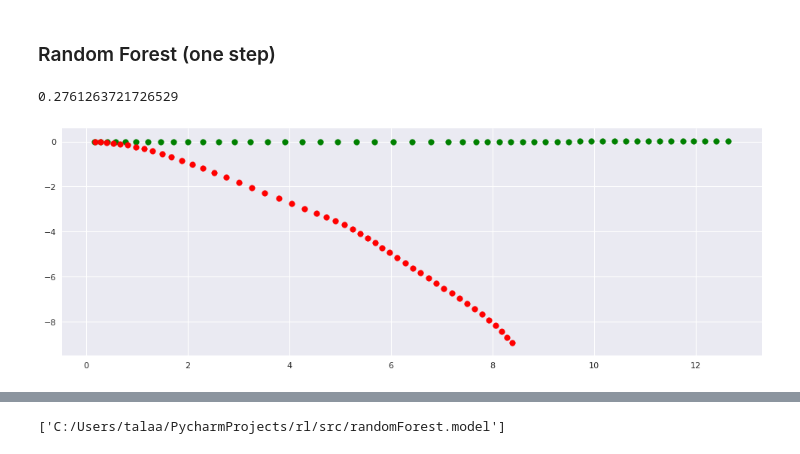
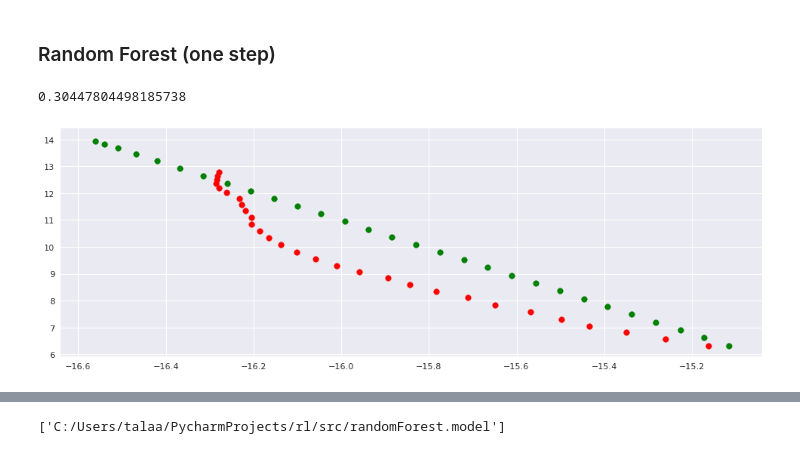
Before and after one commit to abdelrahman-t/rl, a Jupyter notebook: multirotor/src/notebooks/sanity_check_velocity.ipynb, the cells around one changed output, grey strips where cells are left out. Saved outputs shown, nothing was run; the diff lists cells and outputs as text; code cells hidden in the pictures.

Commit message:
added datasets

```diff
--- a/multirotor/src/notebooks/sanity_check_velocity.ipynb
+++ b/multirotor/src/notebooks/sanity_check_velocity.ipynb
@@ -23,6 +29,6 @@ from Utilities import *
 # %%
-path1 = '../datasets/2017_10_26_00_55_52.csv'
-dataset = pd.read_csv(path1, skiprows=range(1, 100))
+path1 = '../datasets/10hz.csv'
+dataset = pd.read_csv(path1)[500:].reset_index()
 length, width = dataset.shape
 # %% [markdown]
 ## data is collected at 10 Hz
@@ -123,7 +129,7 @@ model = RandomForestRegressor(max_depth=10, random_state=10).fit(xTrain, yTrain)
 yPredicted = pd.DataFrame(model.predict(xTest), columns=y.columns)
 mean_squared_error(yPredicted['dTheta'], yTest['dTheta']) ** 0.5
 # %% [output]
-0.2761263721726529
+0.30447804498185738
 # %%
 def predict(frequency, initial, limit):
     actions = X[['moveForward', 'yawCCW', 'yawCW', 'hover']].values
@@ -144,31 +150,31 @@ def predict(frequency, initial, limit):
 
     return linear_velocities, angular_velocites
 # %%
-limit = 50
+limit = 30
 prediction_error = np.zeros((limit, 6))
 
 initial = dataset.iloc[0]
 linear_velocities, angular_velocities = predict(10.0, initial, limit)
 
 gen2 = integrateTrajectoryVelocityBody(initialPosition=initial[['x', 'y', 'z']].values,
                                        initialOrientation=initial[['psi', 'theta', 'phi']].values,
                                        linearVelocitiesBody=linear_velocities,
                                        angularVelocities=angular_velocities,
                                        frequency=10.0 * np.ones((limit, )))
 
 figure(num=None, figsize=(15, 5), dpi=80, facecolor='w', edgecolor='k')
 
 for i in range(1, limit):
     p, o = next(gen2)
 
     pTrue = dataset.loc[i, ['x', 'y', 'z']]
     oTrue = dataset.loc[i, ['psi', 'theta', 'phi']]
     plt.scatter(pTrue[0], pTrue[1], color='green')
 
     plt.scatter(p[0], p[1], color='red')
     prediction_error[i-1] = np.concatenate((p-pTrue, np.rad2deg(getAverageAngularVelocity(oTrue, o, 1.0))))
 # %% [output]
-[figure, old version]
+[figure, new version]
 # %%
 prediction_error_df = pd.DataFrame(prediction_error, columns=['x_error', 'y_error', 'z_error',
                                                               'psi_error', 'theta_error', 'phi_error'])
```
Also changed, not shown: parts of 4 cells of this notebook, 4 other files.
